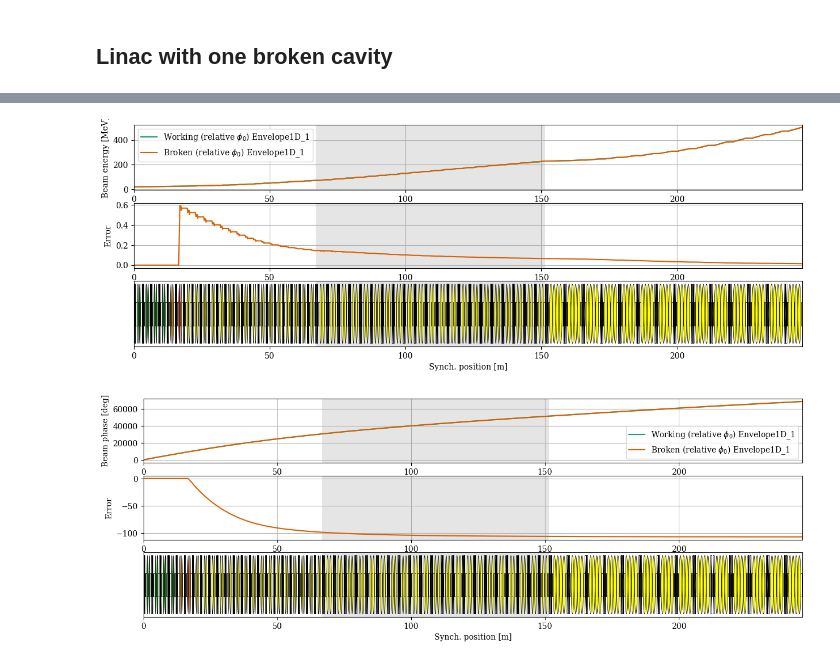
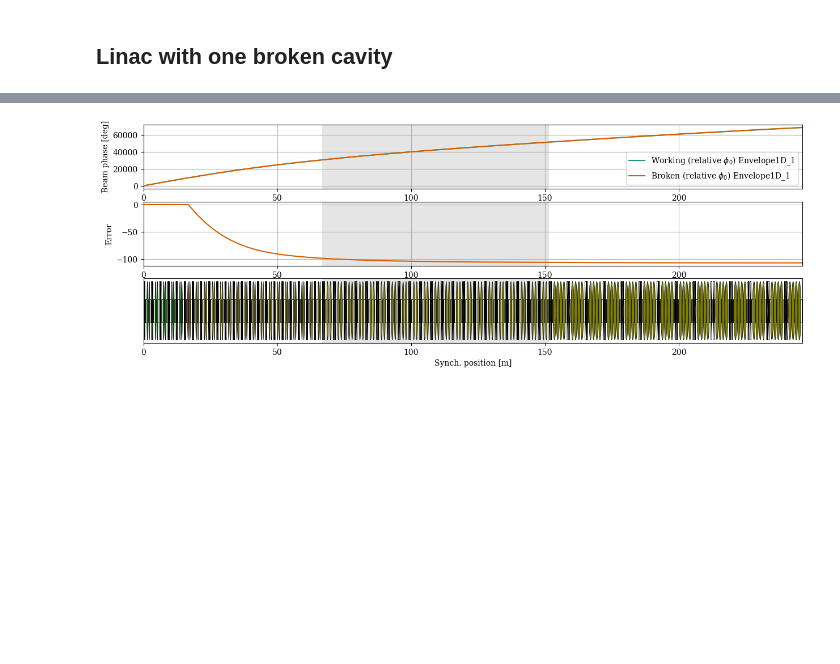
Before and after one commit to AdrienPlacais/lightwin, a Jupyter notebook: docs/source/manual/notebooks/absolute_vs_relative_phases.ipynb, the cells around one changed output, grey strips where cells are left out. Cells and saved outputs as stored; diff of their text form; code cells hidden in the pictures; blank space fills up the shorter version.

```diff
--- a/docs/source/manual/notebooks/absolute_vs_relative_phases.ipynb
+++ b/docs/source/manual/notebooks/absolute_vs_relative_phases.ipynb
@@ -35,8 +43,9 @@ CONFIG_KEYS = {
     'design_space': 'generic_design_space',
 }
 
-config_abs = config_manager.process_config(CONFIG_PATH, CONFIG_KEYS)
-assert config_abs['beam_calculator']['flag_phi_abs']
+override = {'beam_calculator': {'flag_phi_abs': True}, 'plots': {'energy': False}}
+config_abs = config_manager.process_config(CONFIG_PATH, CONFIG_KEYS, warn_mismatch=True, override=override)
+plots_phase = config_abs['plots']
 # %% [output]
 [INFO    ] [files.py            ] Setting project_path = PosixPath('/home/placais/LightWin/data/example/results_tests')
 Setting log_file = PosixPath('/home/placais/LightWin/data/example/results_tests/lightwin.log')
@@ -56,8 +65,20 @@ Setting log_file = PosixPath('/home/placais/LightWin/data/example/results_tests/
 maximum_k_e_is_calculated_wrt_maximum_k_e_of_section = True
 [WARNING ] [config_manager.py   ] default flags for tracewin
 # %%
-override = {'beam_calculator': {'flag_phi_abs': False}}
+override = {
+    'beam_calculator':
+        {
+            'flag_phi_abs': False
+        },
+    'plots': {
+        'cav': True
+    },
+    'wtf': {
+        'objective_preset': 'rephased_ADS',
+    }
+}
 config_rel = config_manager.process_config(CONFIG_PATH, CONFIG_KEYS, warn_mismatch=True, override=override)
+plots_complete = config_rel['plots']
 # %% [output]
 [INFO    ] [files.py            ] Setting project_path = PosixPath('/home/placais/LightWin/data/example/results_tests')
 Setting log_file = PosixPath('/home/placais/LightWin/data/example/results_tests/lightwin.log')
@@ -175,3 +212,4 @@ figs = plot.factory(accelerators_abs, config_abs['plots'], save_fig=False, clean
 # %%
-figs = plot.factory(accelerators_rel, config_rel['plots'], save_fig=False, clean_fig=False)
+_ = solver_rel.compute(broken_rel)
+figs = plot.factory(accelerators_rel, plots_phase, save_fig=False, clean_fig=False)
 # %% [output]
@@ -178,2 +219 @@ figs = plot.factory(accelerators_rel, config_rel['plots'], save_fig=False, clean
-[figure, old version]
+[figure, new version]
-[figure, removed]
```
Also changed, not shown: parts of 13 cells of this notebook.
